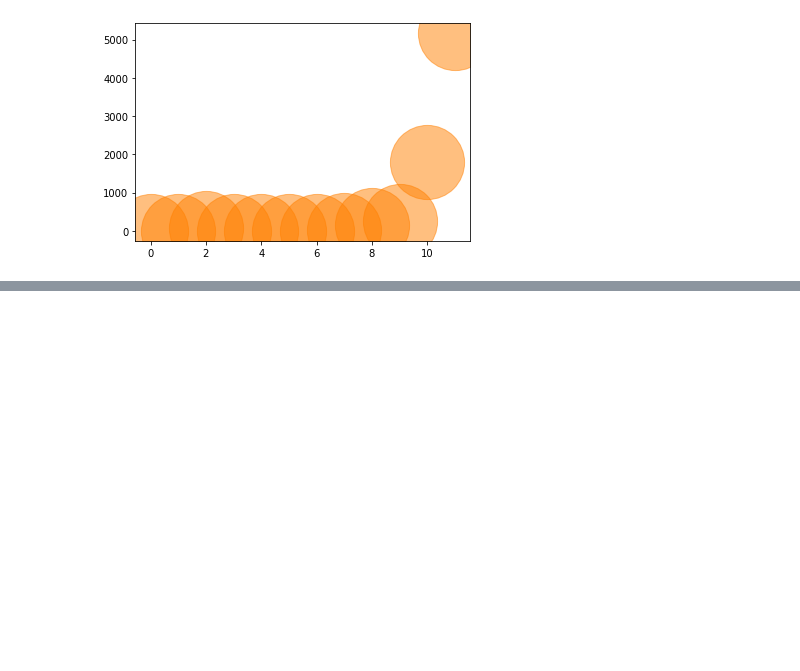
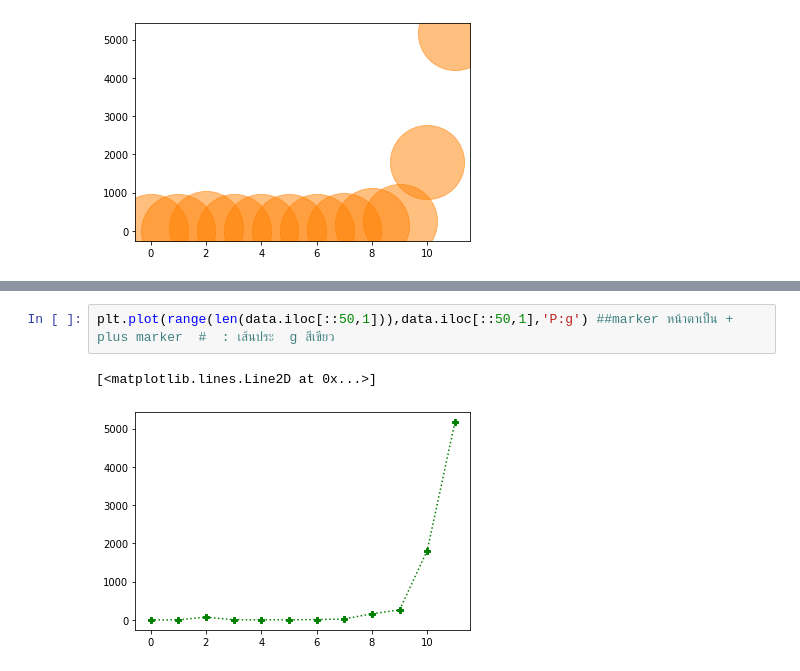
Before and after one commit to suphalaksana/DWDM21, a Jupyter notebook: Data_Visualization.ipynb, the cells around one changed output, grey strips where cells are left out. Saved outputs shown, nothing was run; the diff lists cells and outputs as text; blank space fills up the shorter version.

```diff
--- a/Data_Visualization.ipynb
+++ b/Data_Visualization.ipynb
@@ -154,0 +167,5 @@ plt.scatter(range(len(data.iloc[::50,1])),data.iloc[::50,1],s=5500,c=[[1.,0.5,0]
+# %%
+plt.plot(range(len(data.iloc[::50,1])),data.iloc[::50,1],'P:g') ##marker หน้าตาเป็น + plus marker  #  : เส้นประ  g สีเขียว
+# %% [output]
+[<matplotlib.lines.Line2D at 0x...>]
+[figure, added]
```
Also changed, not shown: parts of 6 cells of this notebook.
